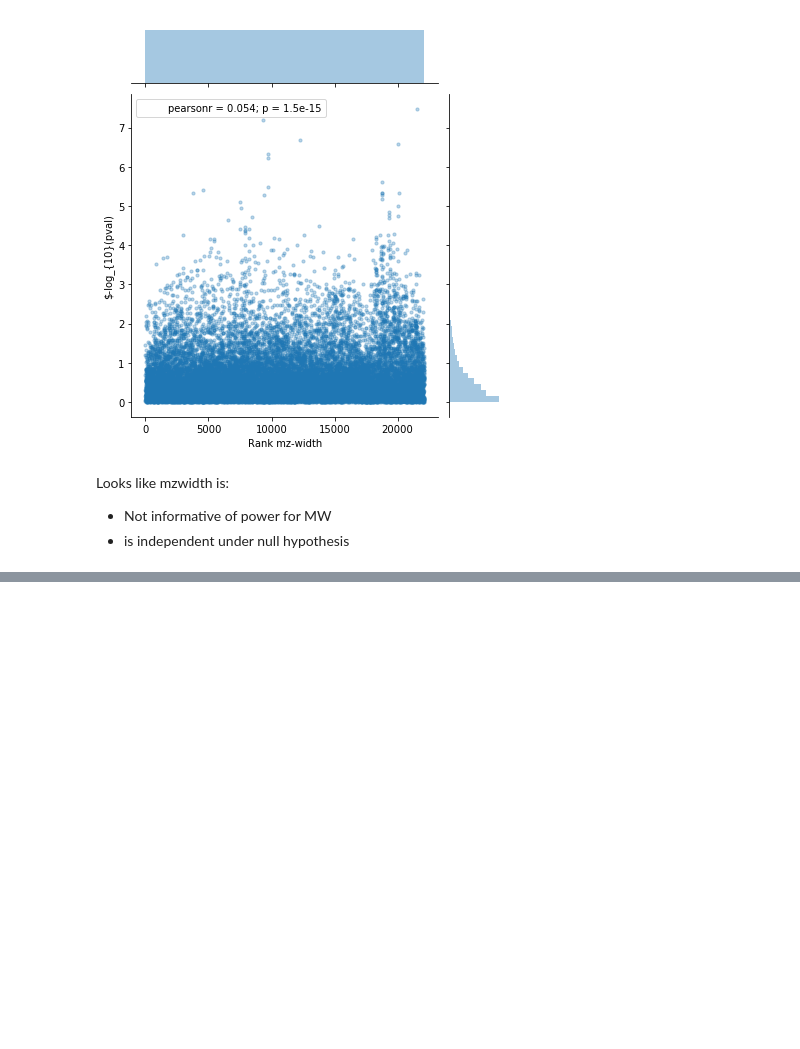
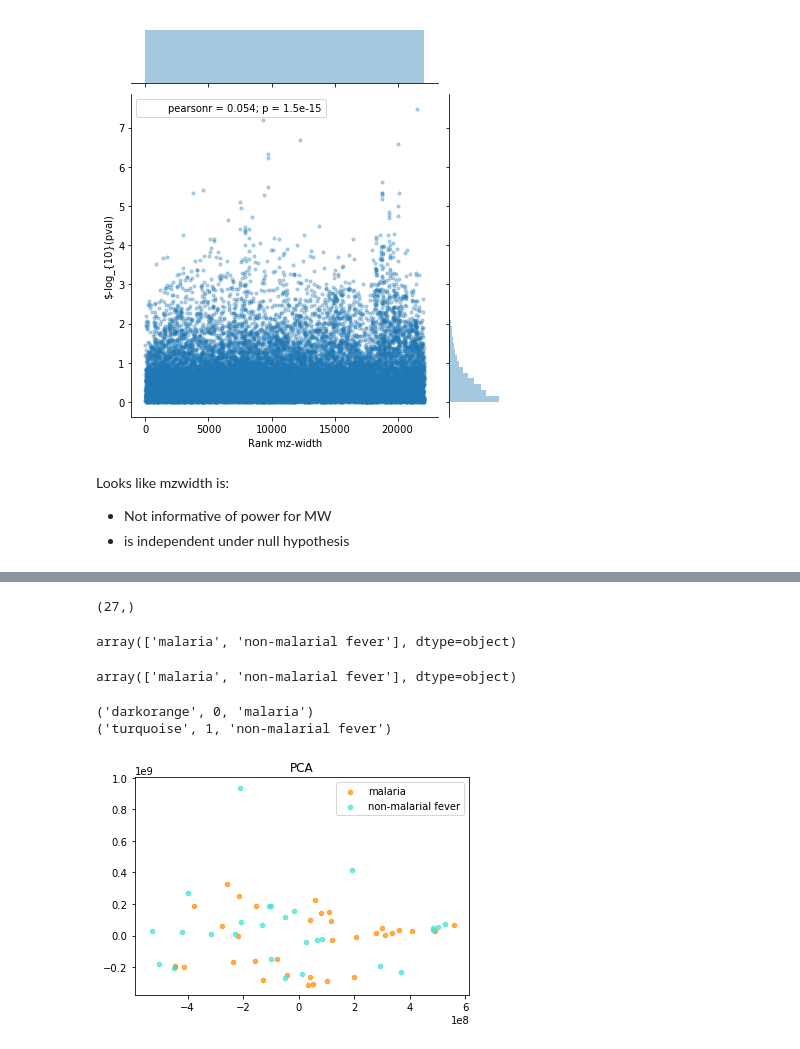
Before and after one commit to irockafe/metabolomics_processing, a Jupyter notebook: notebooks/MTBLS315_pos_analysis_template.ipynb, the cells around one changed output, grey strips where cells are left out. Cells and saved outputs as stored; diff of their text form; code cells hidden in the pictures; blank space fills up the shorter version.

```diff
--- a/notebooks/MTBLS315_pos_analysis_template.ipynb
+++ b/notebooks/MTBLS315_pos_analysis_template.ipynb
@@ -355,0 +419,64 @@ Looks like mzwidth is:
+# %%
+# Get class for each sample
+new_class_labels = xcms_fxns.encode_new_classes(new_class_dict)
+# Make sure orders are right
+assert(
+    (new_class_labels.index == zero_filled.index).all())
+le = preprocessing.LabelEncoder()
+y = le.fit_transform(new_class_labels.values)
+X = zero_filled.values
+pca = PCA(n_components=2, whiten=True)
+pca_out = pca.fit_transform(zero_filled)
+# %%
+pca_out[y==0,1].shape
+# %% [output]
+(27,)
+# %%
+le.inverse_transform([0,1])
+# %% [output]
+array(['malaria', 'non-malarial fever'], dtype=object)
+# %%
+le.inverse_transform(np.unique(y))
+# %% [output]
+array(['malaria', 'non-malarial fever'], dtype=object)
+# %%
+def plot_PCA(data, class_labels):
+    # data - samples x feats
+    # class_labels - pd.Series, string or numeric, same index as
+    #    data
+    # If index doesn't match, reindex and retry
+    '''
+
+    try:
+        assert((data.index == class_labels.index).all())
+    except AssertionError:
+        data = data.sort_index()
+        class_labels = class_labels.sort_index()
+    try:
+        assert ((data.index == class_labels.index).all())
+    except:
+        print('The indices in class_labels and data dont match')
+        raise
+    '''
+    le = preprocessing.LabelEncoder()
+    y = le.fit_transform(class_labels.values)
+    pca = PCA(n_components=2, whiten=False)
+    pca_out = pca.fit_transform(data)
+    colors = ['darkorange', 'turquoise']
+    encoded_classes = np.unique(y)
+    target_names = le.inverse_transform(encoded_classes)
+    for color, i, target_name in zip(colors, encoded_classes, target_names):
+        print(color, i, target_name)
+        plt.scatter(pca_out[y==i,0], pca_out[y==i, 1],
+                    color=color, alpha=0.7, label=target_name,
+                    s=20
+            )
+    plt.legend(loc='best', scatterpoints=1)
+    plt.title('PCA')
+    return pca_out
+
+pca_out = plot_PCA(zero_filled, new_class_labels)
+# %% [output]
+('darkorange', 0, 'malaria')
+('turquoise', 1, 'non-malarial fever')
+[figure, added]
```
Also changed, not shown: parts of 16 cells of this notebook, 22 other files.
